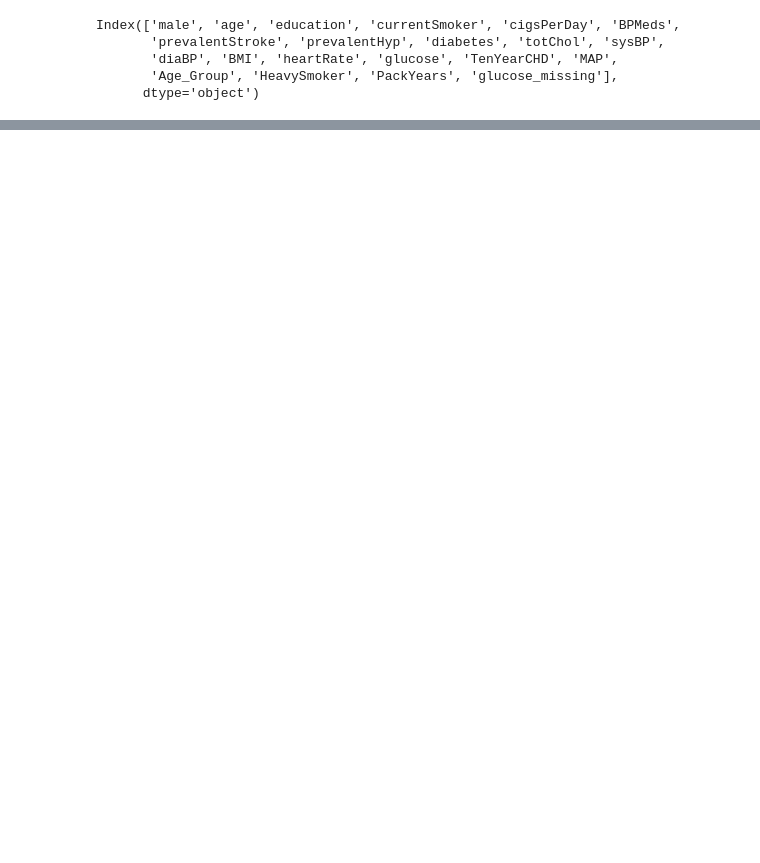
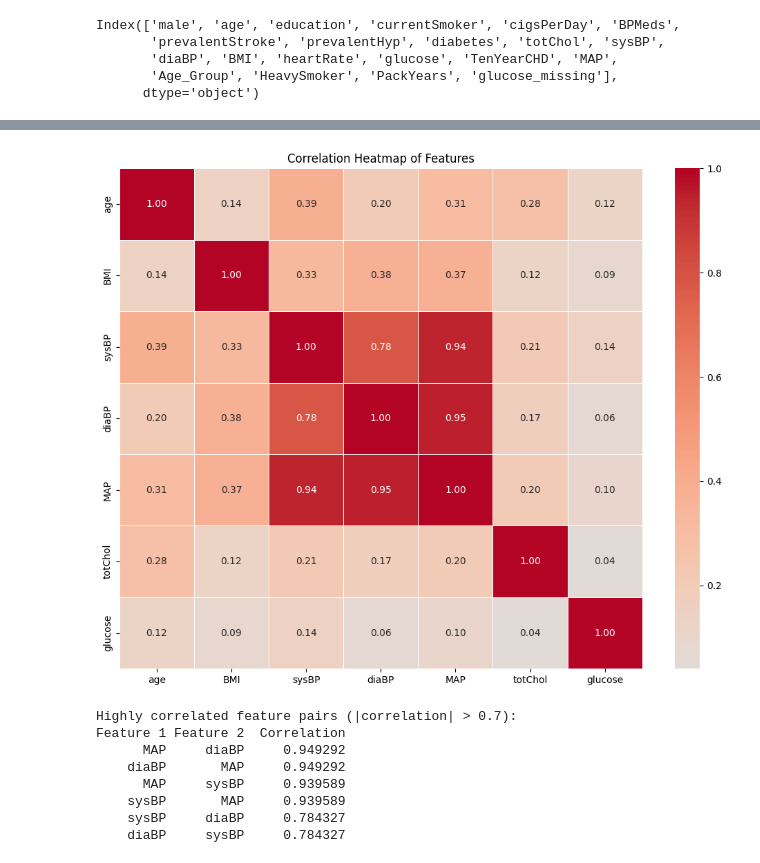
Before and after one commit to YOUSEF-ysfxjo/ml-cs-stats-interpretability-, a Jupyter notebook: notebooks/01-eda.ipynb, the cells around one changed output, grey strips where cells are left out. Cells and saved outputs as stored; diff of their text form; code cells hidden in the pictures; blank space fills up the shorter version.

```diff
--- a/notebooks/01-eda.ipynb
+++ b/notebooks/01-eda.ipynb
@@ -360,0 +459,27 @@ Percentage of observations with at least one outlier: 14.17%
+# %%
+correlation_matrix = clean_data[['age', 'BMI', 'sysBP', 'diaBP', 'MAP', 'totChol', 'glucose']].corr()
+
+plt.figure(figsize=(10, 8))
+sns.heatmap(correlation_matrix, annot=True, cmap='coolwarm', center=0, fmt=".2f", linewidths=.5)
+plt.title('Correlation Heatmap of Features')
+plt.tight_layout()
+plt.show()
+
+high_corr = (correlation_matrix.abs() > 0.7) & (correlation_matrix.abs() < 1.0)
+high_corr_pairs = correlation_matrix.where(high_corr).stack().reset_index()
+high_corr_pairs = high_corr_pairs[high_corr_pairs[0] != 0]
+high_corr_pairs.columns = ['Feature 1', 'Feature 2', 'Correlation']
+high_corr_pairs = high_corr_pairs.sort_values('Correlation', ascending=False)
+
+print("\nHighly correlated feature pairs (|correlation| > 0.7):")
+print(high_corr_pairs.to_string(index=False))
+# %% [output]
+[figure, added]
+Highly correlated feature pairs (|correlation| > 0.7):
+Feature 1 Feature 2  Correlation
+      MAP     diaBP     0.949292
+    diaBP       MAP     0.949292
+      MAP     sysBP     0.939589
+    sysBP       MAP     0.939589
+    sysBP     diaBP     0.784327
+    diaBP     sysBP     0.784327
```
Also changed, not shown: parts of 40 cells of this notebook, 9 other files.
